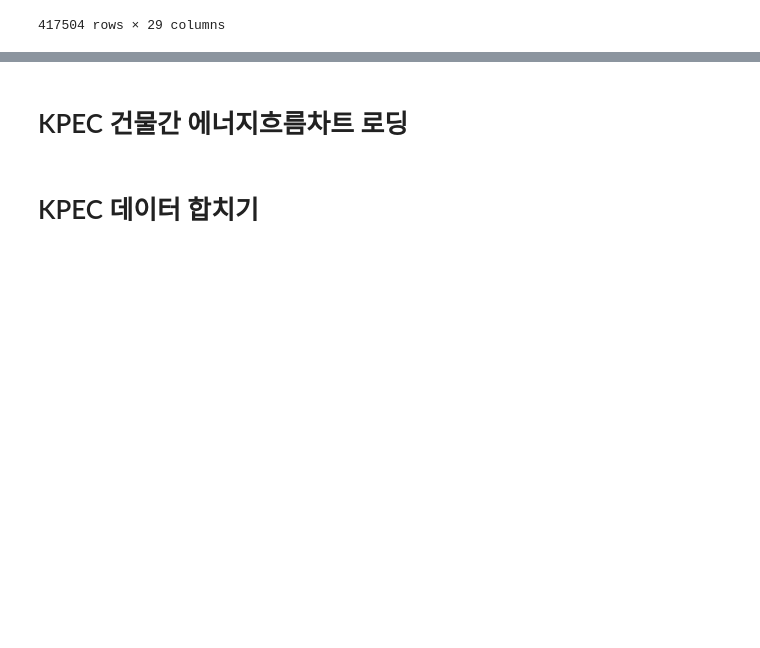
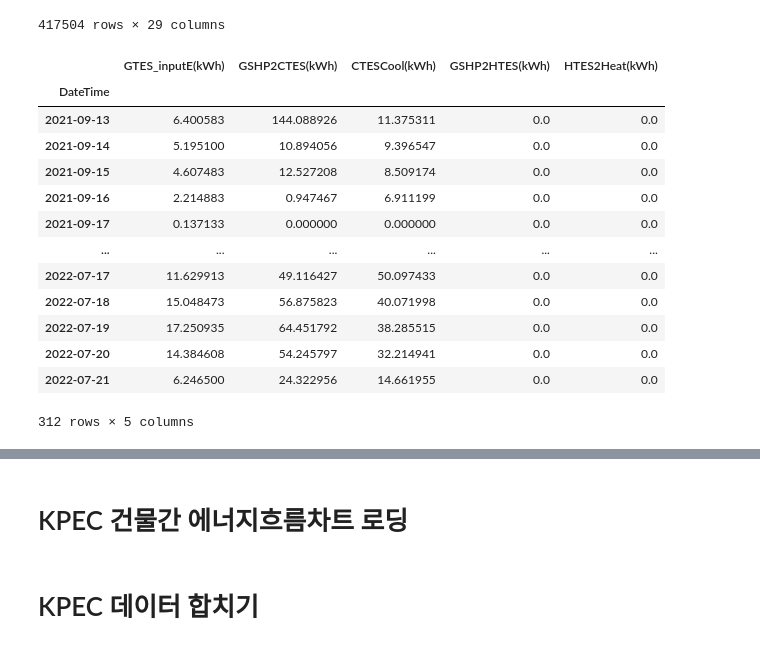
Before and after one commit to GwangwooHan/kpec, a Jupyter notebook: 220721 GTES.ipynb, the cells around one changed output, grey strips where cells are left out. Saved outputs shown, nothing was run; the diff lists cells and outputs as text; code cells hidden in the pictures; blank space fills up the shorter version.

```diff
--- a/220721 GTES.ipynb
+++ b/220721 GTES.ipynb
@@ -58 +64,18 @@ df_gtes_1d = df_gtes.resample('1d').sum()
+# %%
+df_gtes_1d
+# %% [output]
+|  | GTES_inputE(kWh) | GSHP2CTES(kWh) | CTESCool(kWh) | GSHP2HTES(kWh) | HTES2Heat(kWh) |
+| DateTime |  |  |  |  |  |
+| 2021-09-13 | 6.400583 | 144.088926 | 11.375311 | 0.0 | 0.0 |
+| 2021-09-14 | 5.195100 | 10.894056 | 9.396547 | 0.0 | 0.0 |
+| 2021-09-15 | 4.607483 | 12.527208 | 8.509174 | 0.0 | 0.0 |
+| 2021-09-16 | 2.214883 | 0.947467 | 6.911199 | 0.0 | 0.0 |
+| 2021-09-17 | 0.137133 | 0.000000 | 0.000000 | 0.0 | 0.0 |
+| ... | ... | ... | ... | ... | ... |
+| 2022-07-17 | 11.629913 | 49.116427 | 50.097433 | 0.0 | 0.0 |
+| 2022-07-18 | 15.048473 | 56.875823 | 40.071998 | 0.0 | 0.0 |
+| 2022-07-19 | 17.250935 | 64.451792 | 38.285515 | 0.0 | 0.0 |
+| 2022-07-20 | 14.384608 | 54.245797 | 32.214941 | 0.0 | 0.0 |
+| 2022-07-21 | 6.246500 | 24.322956 | 14.661955 | 0.0 | 0.0 |
+312 rows × 5 columns
 # %%
```
Also changed, not shown: parts of 9 cells of this notebook.
